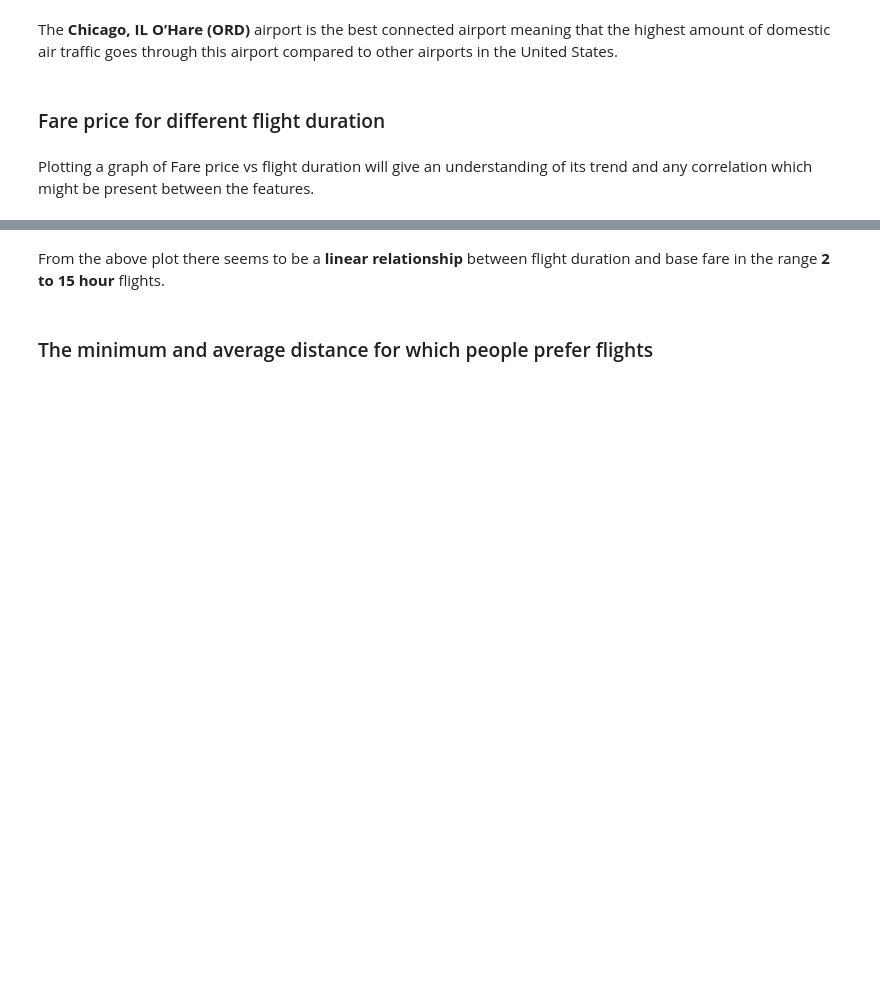
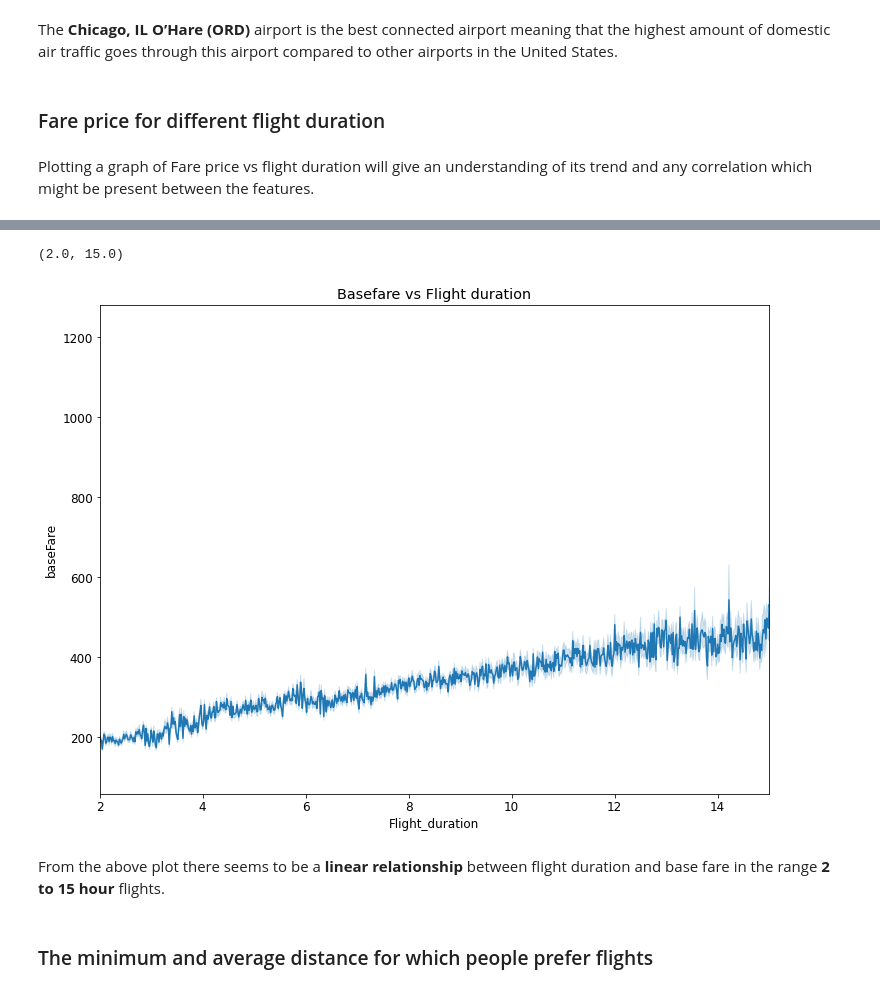
Before and after one commit to ChrisAlex2104/Data-and-Network-project, a Jupyter notebook: Final Project Notebook_v1.ipynb, the cells around one changed output, grey strips where cells are left out. Drawn from its saved outputs; the diff is of its cells as text; code cells hidden in the pictures; blank space fills up the shorter version.

```diff
--- a/Final Project Notebook_v1.ipynb
+++ b/Final Project Notebook_v1.ipynb
@@ -288,7 +406,10 @@ plt.title("Basefare vs Flight duration")
 # %%
 sns.lineplot(x=data["Flight_duration"], y=data["baseFare"])
 plt.title("Basefare vs Flight duration")
-plt.xlim([2, 10])
+plt.xlim([2, 15])
+# %% [output]
+(2.0, 15.0)
+[figure, added]
 # %% [markdown]
 From the above plot there seems to be a **linear relationship** between flight duration and base fare in the range **2 to 15 hour** flights.
 # %% [markdown]
```
Also changed, not shown: parts of 49 cells of this notebook.
